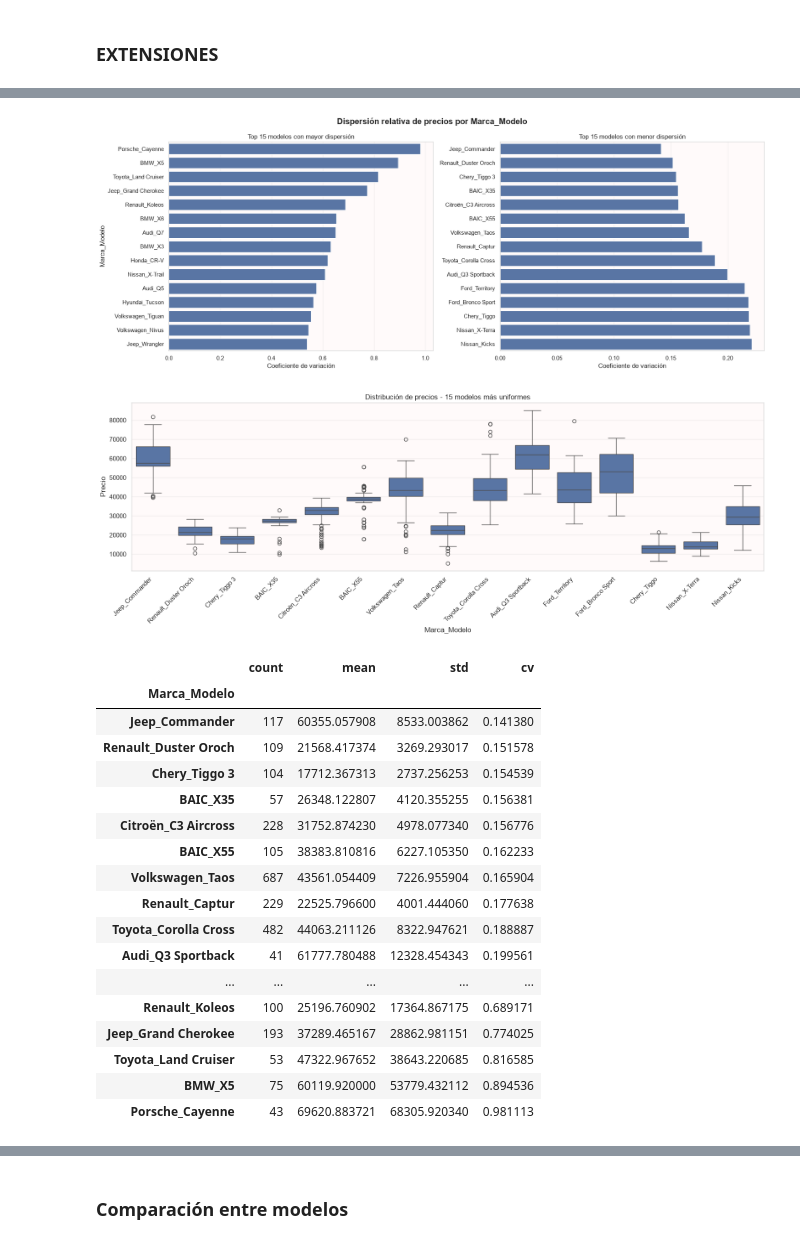
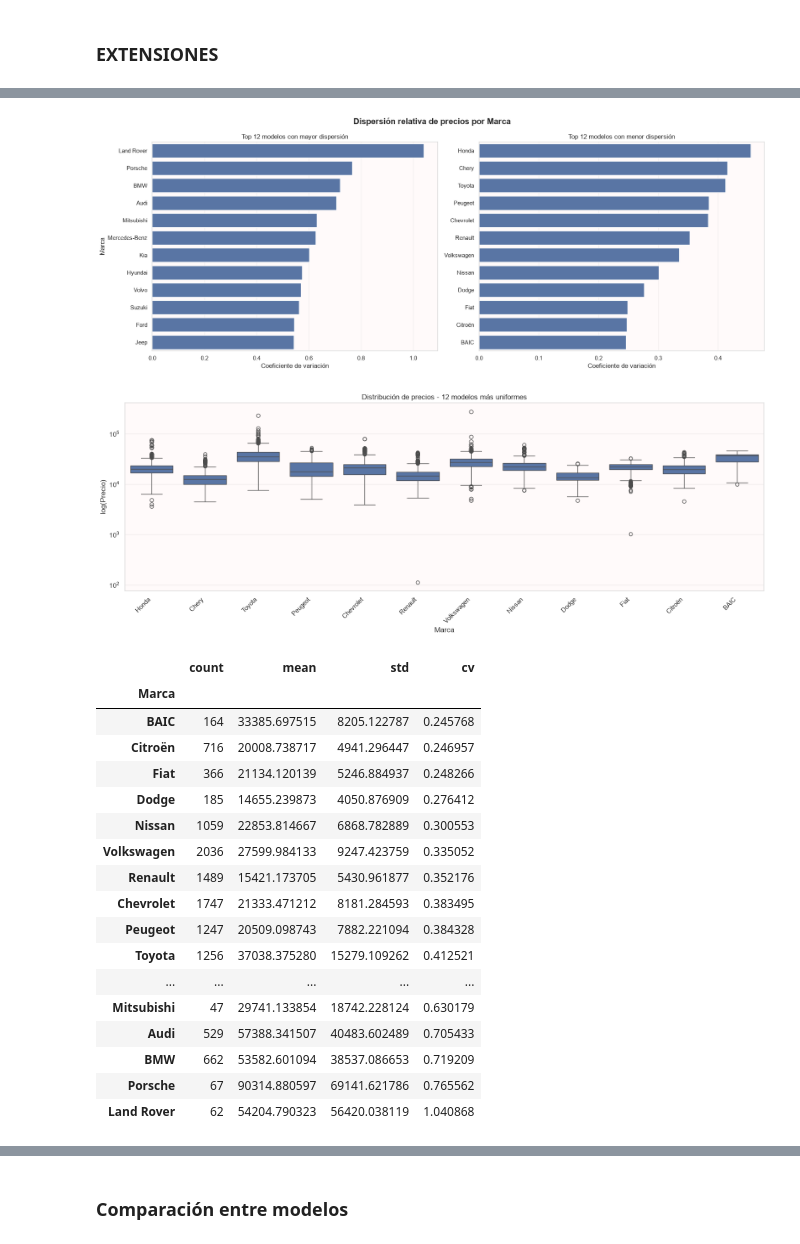
Before and after one commit to PilarOtero/Gurevich_Otero_Informe_PF, a Jupyter notebook: notebook/Gurevich_Otero_Notebook_PF.ipynb, the cells around one changed output, grey strips where cells are left out. Saved outputs shown, nothing was run; the diff lists cells and outputs as text; code cells hidden in the pictures.

```diff
--- a/notebook/Gurevich_Otero_Notebook_PF.ipynb
+++ b/notebook/Gurevich_Otero_Notebook_PF.ipynb
@@ -26,7 +27,7 @@ from src.plots import eda_visualizacion_suvs, plot_antiguedad_km_vs_precio, plot
 # %% [markdown]
 **Preprocessing**
 # %%
-data = pd.read_csv('../data/pf_suvs.csv')
+data = pd.read_csv('../data/raw/pf_suvs.csv')
 # %%
 print("\n Dataset ALEATORIO")
 print(data.sample(5))
@@ -359,14 +350,14 @@ print('Tamaño val final -> ', x_val_final.shape)
 Tamaño train final ->  (14564, 196)
 Tamaño val final ->  (3641, 196)
 # %%
-print('Final del preprocesamiento sobre Entrenamiento')
-summary = pd.DataFrame({
-    "dtype": x_train_final.dtypes,
-    "nulos": x_train_final.isnull().sum(),
-    "unicos": x_train_final.nunique()
-})
+# print('Final del preprocesamiento sobre Entrenamiento')
+# summary = pd.DataFrame({
+#     "dtype": X_train_final.dtypes,
+#     "nulos": X_train_final.isnull().sum(),
+#     "unicos": X_train_final.nunique()
+# })
 
-pd.set_option('display.max_rows', None)
-pd.set_option('display.max_columns', None)
+# pd.set_option('display.max_rows', None)
+# pd.set_option('display.max_columns', None)
 
-display(summary)
+# display(summary)
@@ -392,12 +364,12 @@ Final del preprocesamiento sobre Entrenamiento
 # %%
-print('Final del preprocesamiento sobre Validación')
-summary_ = pd.DataFrame({
-    "dtype": x_val_final.dtypes,
-    "nulos": x_val_final.isnull().sum(),
-    "unicos": x_val_final.nunique()
-})
+# print('Final del preprocesamiento sobre Validación')
+# summary_ = pd.DataFrame({
+#     "dtype": X_val_final.dtypes,
+#     "nulos": X_val_final.isnull().sum(),
+#     "unicos": X_val_final.nunique()
+# })
 
-pd.set_option('display.max_rows', None)
-pd.set_option('display.max_columns', None)
+# pd.set_option('display.max_rows', None)
+# pd.set_option('display.max_columns', None)
 
-display(summary_)
+# display(summary_)
@@ -485,23 +461,27 @@ DEFINI ESTE NUEVO PORQUE EL DE ARRIBA SE VE PEOR ... PERO FIJATE CUAL TE GUSTA M
 # %%
-plot_dispersion_por_marca_martu(data_pre, target= "Precio", min_muestras= 35, top_n=15)
+data_pre_con_marca = data_pre.copy()
+data_pre_con_marca['Marca'] = data['Marca']
+data_pre_con_marca = data_pre_con_marca[data_pre_con_marca["Precio"] < 350000]
+
+plot_dispersion_por_marca(data_pre_con_marca, target= "Precio", min_muestras= 35, top_n=12)
 # %% [output]
-[figure, old version]
+[figure, new version]
-[figure, old version]
+[figure, new version]
 |  | count | mean | std | cv |
-| Marca_Modelo |  |  |  |  |
-| Jeep_Commander | 117 | 60355.057908 | 8533.003862 | 0.141380 |
-| Renault_Duster Oroch | 109 | 21568.417374 | 3269.293017 | 0.151578 |
-| Chery_Tiggo 3 | 104 | 17712.367313 | 2737.256253 | 0.154539 |
-| BAIC_X35 | 57 | 26348.122807 | 4120.355255 | 0.156381 |
-| Citroën_C3 Aircross | 228 | 31752.874230 | 4978.077340 | 0.156776 |
-| BAIC_X55 | 105 | 38383.810816 | 6227.105350 | 0.162233 |
-| Volkswagen_Taos | 687 | 43561.054409 | 7226.955904 | 0.165904 |
-| Renault_Captur | 229 | 22525.796600 | 4001.444060 | 0.177638 |
-| Toyota_Corolla Cross | 482 | 44063.211126 | 8322.947621 | 0.188887 |
-| Audi_Q3 Sportback | 41 | 61777.780488 | 12328.454343 | 0.199561 |
+| Marca |  |  |  |  |
+| BAIC | 164 | 33385.697515 | 8205.122787 | 0.245768 |
+| Citroën | 716 | 20008.738717 | 4941.296447 | 0.246957 |
+| Fiat | 366 | 21134.120139 | 5246.884937 | 0.248266 |
+| Dodge | 185 | 14655.239873 | 4050.876909 | 0.276412 |
+| Nissan | 1059 | 22853.814667 | 6868.782889 | 0.300553 |
+| Volkswagen | 2036 | 27599.984133 | 9247.423759 | 0.335052 |
+| Renault | 1489 | 15421.173705 | 5430.961877 | 0.352176 |
+| Chevrolet | 1747 | 21333.471212 | 8181.284593 | 0.383495 |
+| Peugeot | 1247 | 20509.098743 | 7882.221094 | 0.384328 |
+| Toyota | 1256 | 37038.375280 | 15279.109262 | 0.412521 |
 | ... | ... | ... | ... | ... |
-| Renault_Koleos | 100 | 25196.760902 | 17364.867175 | 0.689171 |
-| Jeep_Grand Cherokee | 193 | 37289.465167 | 28862.981151 | 0.774025 |
-| Toyota_Land Cruiser | 53 | 47322.967652 | 38643.220685 | 0.816585 |
-| BMW_X5 | 75 | 60119.920000 | 53779.432112 | 0.894536 |
-| Porsche_Cayenne | 43 | 69620.883721 | 68305.920340 | 0.981113 |
+| Mitsubishi | 47 | 29741.133854 | 18742.228124 | 0.630179 |
+| Audi | 529 | 57388.341507 | 40483.602489 | 0.705433 |
+| BMW | 662 | 53582.601094 | 38537.086653 | 0.719209 |
+| Porsche | 67 | 90314.880597 | 69141.621786 | 0.765562 |
+| Land Rover | 62 | 54204.790323 | 56420.038119 | 1.040868 |
```
Also changed, not shown: parts of 25 cells of this notebook, 11 other files.
